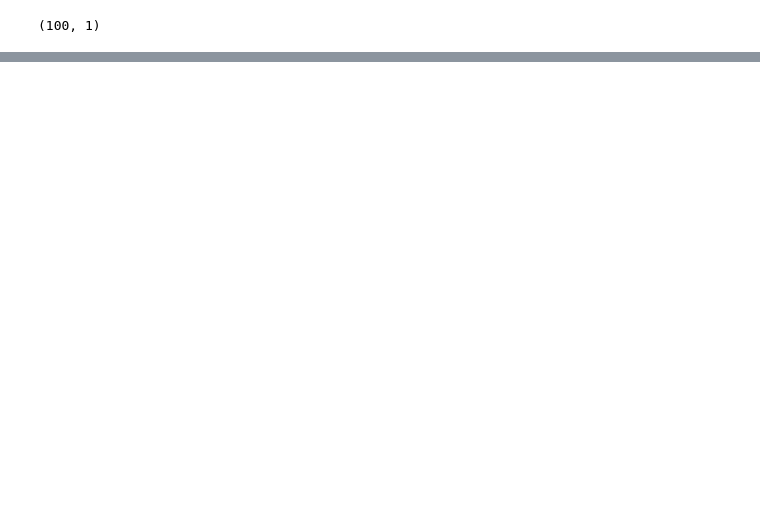
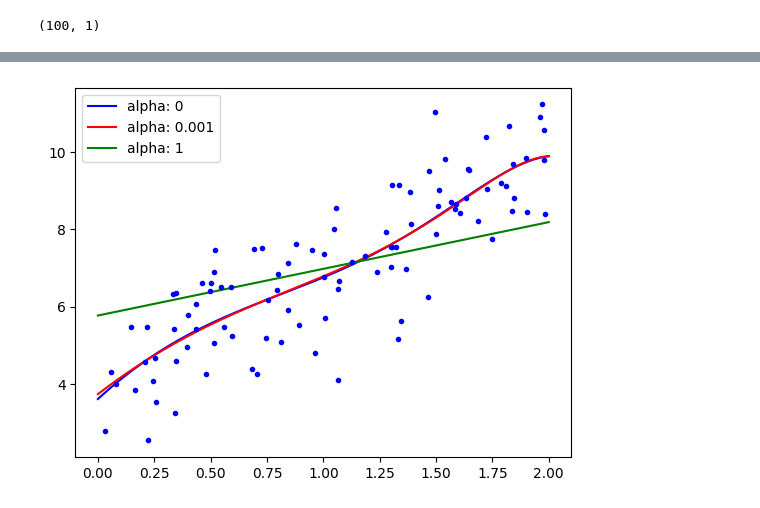
Before and after one commit to abjan90/Machine-learning, a Jupyter notebook: Trainig_models.ipynb, the cells around one changed output, grey strips where cells are left out. Cells and saved outputs as stored; diff of their text form; code cells hidden in the pictures; blank space fills up the shorter version.

```diff
--- a/Trainig_models.ipynb
+++ b/Trainig_models.ipynb
@@ -235,0 +236,22 @@ array([8.50442952])
+# %%
+from sklearn.linear_model import Lasso
+
+alphas = [0 , 0.001 , 1]
+labels = ["b-", "r-" , "g-"]
+
+for alpha_2 , label_2 in zip(alphas , labels):
+    pipe = Pipeline([
+        ("polynomial" , PolynomialFeatures(degree=10 , include_bias=False)),
+        ("scaler" , StandardScaler()),
+        ("laso" , Lasso(alpha=alpha_2))
+    ])
+    pipe.fit(x , y)
+    x_test = np.linspace(0 , 2 , 200).reshape(-1 , 1)
+    y_pred = pipe.predict(x_test)
+    plt.plot(x_test , y_pred , label_2 , label = f"alpha: {alpha_2}")
+
+plt.plot(x , y , "b.")
+plt.legend()
+plt.show()
+# %% [output]
+[figure, added]
```
Also changed, not shown: parts of 23 cells of this notebook.
